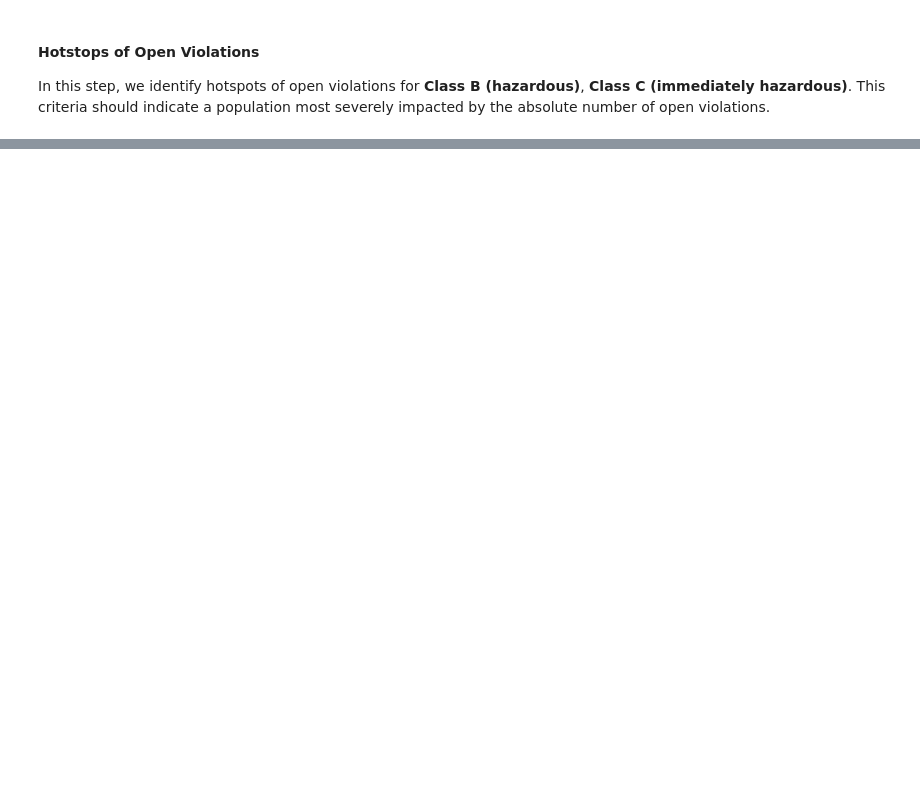
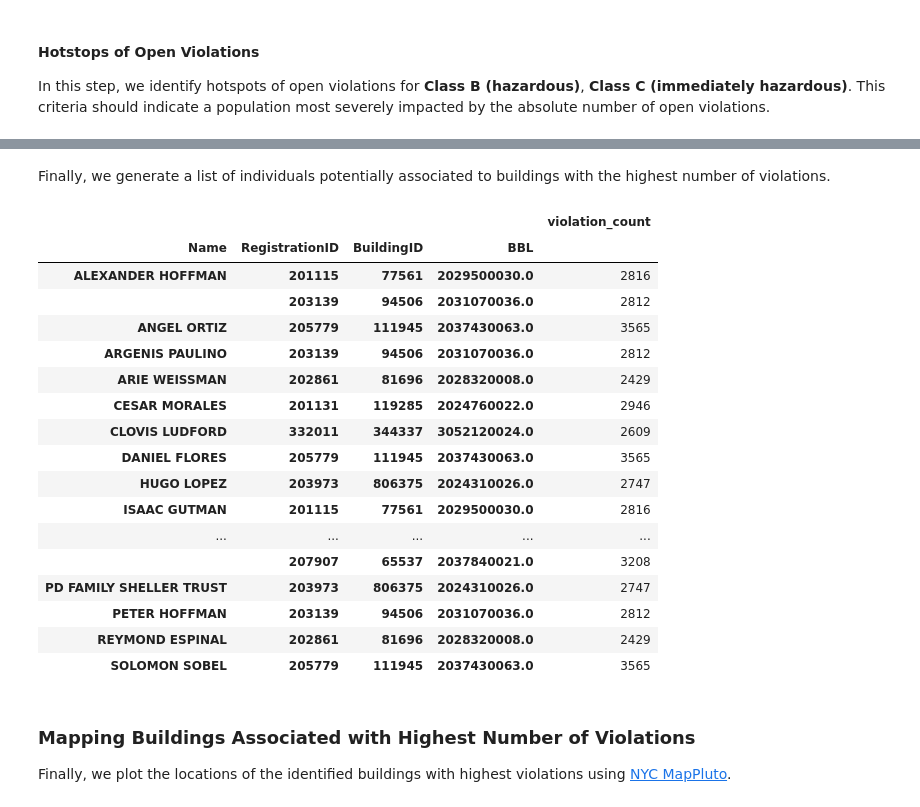
Before and after one commit to g4brielvs/landlords, a Jupyter notebook: _sources/notebooks/landlords.ipynb, the cells around one changed output, grey strips where cells are left out. Saved outputs shown, nothing was run; the diff lists cells and outputs as text; code cells hidden in the pictures; blank space fills up the shorter version.

```diff
--- a/_sources/notebooks/landlords.ipynb
+++ b/_sources/notebooks/landlords.ipynb
@@ -296,0 +302,7 @@ REGISTRATIONS_CONTACTS[REGISTRATIONS_CONTACTS["RegistrationID"] == 374352]
+# %%
+POTENTIAL_CANDIDATES = pd.merge(
+    REGISTRATIONS_CONTACTS,
+    VIOLATIONS_BY_BBL.sort_values("violation_count", ascending=False).head(10),
+    on=["RegistrationID"],
+    how="right",
+)
@@ -296,0 +320,34 @@ REGISTRATIONS_CONTACTS[REGISTRATIONS_CONTACTS["RegistrationID"] == 374352]
+# %% [markdown]
+Finally, we generate a list of individuals potentially associated to buildings with the highest number of violations.
+# %%
+POTENTIAL_CANDIDATES["Name"] = (
+    POTENTIAL_CANDIDATES["FirstName"] + " " + POTENTIAL_CANDIDATES["LastName"]
+)
+POTENTIAL_CANDIDATES["BBL"] = POTENTIAL_CANDIDATES["BBL"].astype(str)
+
+POTENTIAL_CANDIDATES.groupby(["Name", "RegistrationID", "BuildingID", "BBL"])[
+    "violation_count"
+].first().to_frame()
+# %% [output]
+|  |  |  |  | violation_count |
+| Name | RegistrationID | BuildingID | BBL |  |
+| ALEXANDER HOFFMAN | 201115 | 77561 | 2029500030.0 | 2816 |
+|  | 203139 | 94506 | 2031070036.0 | 2812 |
+| ANGEL ORTIZ | 205779 | 111945 | 2037430063.0 | 3565 |
+| ARGENIS PAULINO | 203139 | 94506 | 2031070036.0 | 2812 |
+| ARIE WEISSMAN | 202861 | 81696 | 2028320008.0 | 2429 |
+| CESAR MORALES | 201131 | 119285 | 2024760022.0 | 2946 |
+| CLOVIS LUDFORD | 332011 | 344337 | 3052120024.0 | 2609 |
+| DANIEL FLORES | 205779 | 111945 | 2037430063.0 | 3565 |
+| HUGO LOPEZ | 203973 | 806375 | 2024310026.0 | 2747 |
+| ISAAC GUTMAN | 201115 | 77561 | 2029500030.0 | 2816 |
+| ... | ... | ... | ... | ... |
+|  | 207907 | 65537 | 2037840021.0 | 3208 |
+| PD FAMILY SHELLER TRUST | 203973 | 806375 | 2024310026.0 | 2747 |
+| PETER HOFFMAN | 203139 | 94506 | 2031070036.0 | 2812 |
+| REYMOND ESPINAL | 202861 | 81696 | 2028320008.0 | 2429 |
+| SOLOMON SOBEL | 205779 | 111945 | 2037430063.0 | 3565 |
+# %% [markdown]
+### Mapping Buildings Associated with Highest Number of Violations
+
+Finally, we plot the locations of the identified buildings with highest violations using [NYC MapPluto](https://www.nyc.gov/site/planning/data-maps/open-data/dwn-pluto-mappluto.page).
```
Also changed, not shown: parts of 44 cells of this notebook, 8 other files.
